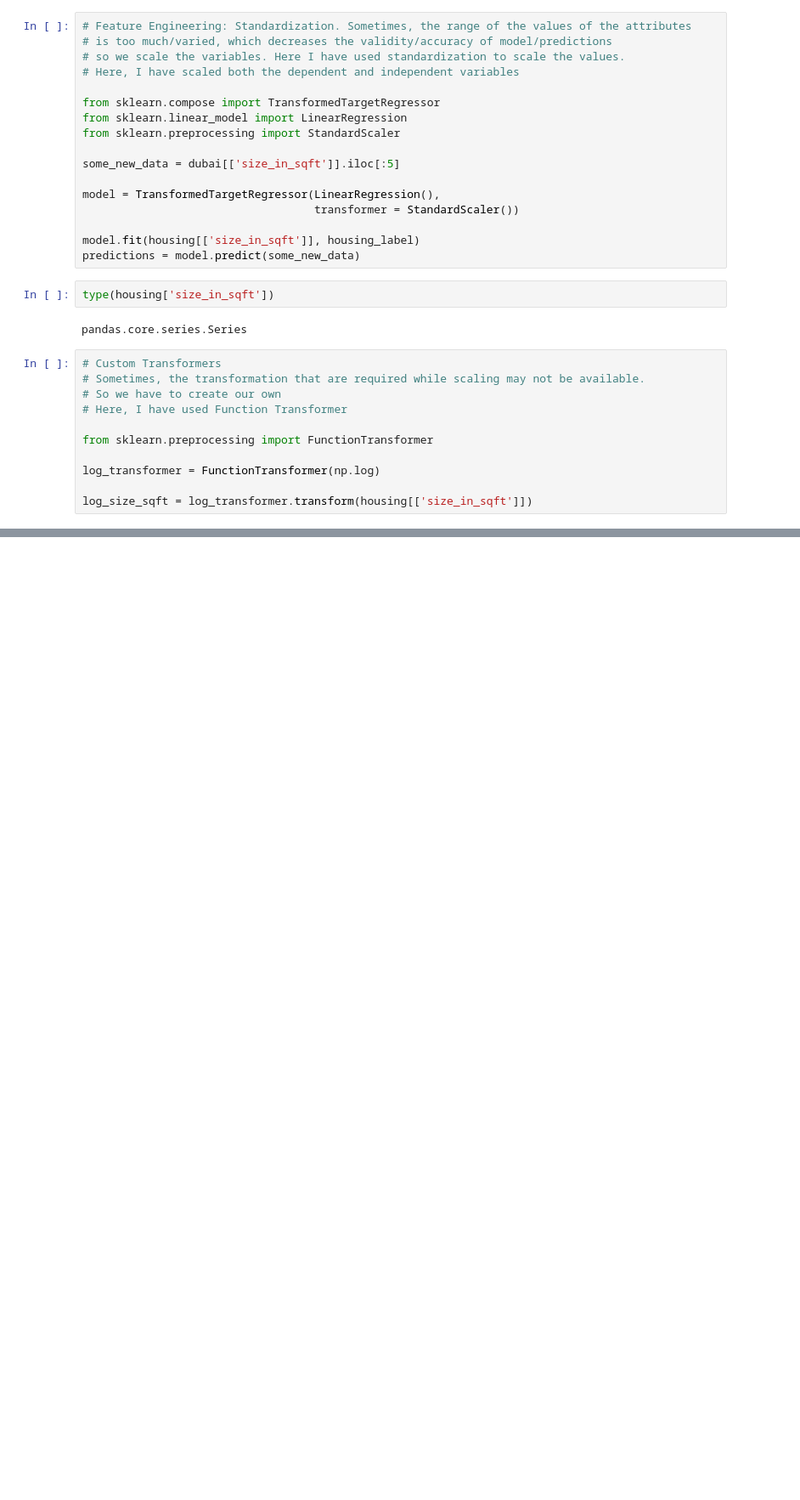
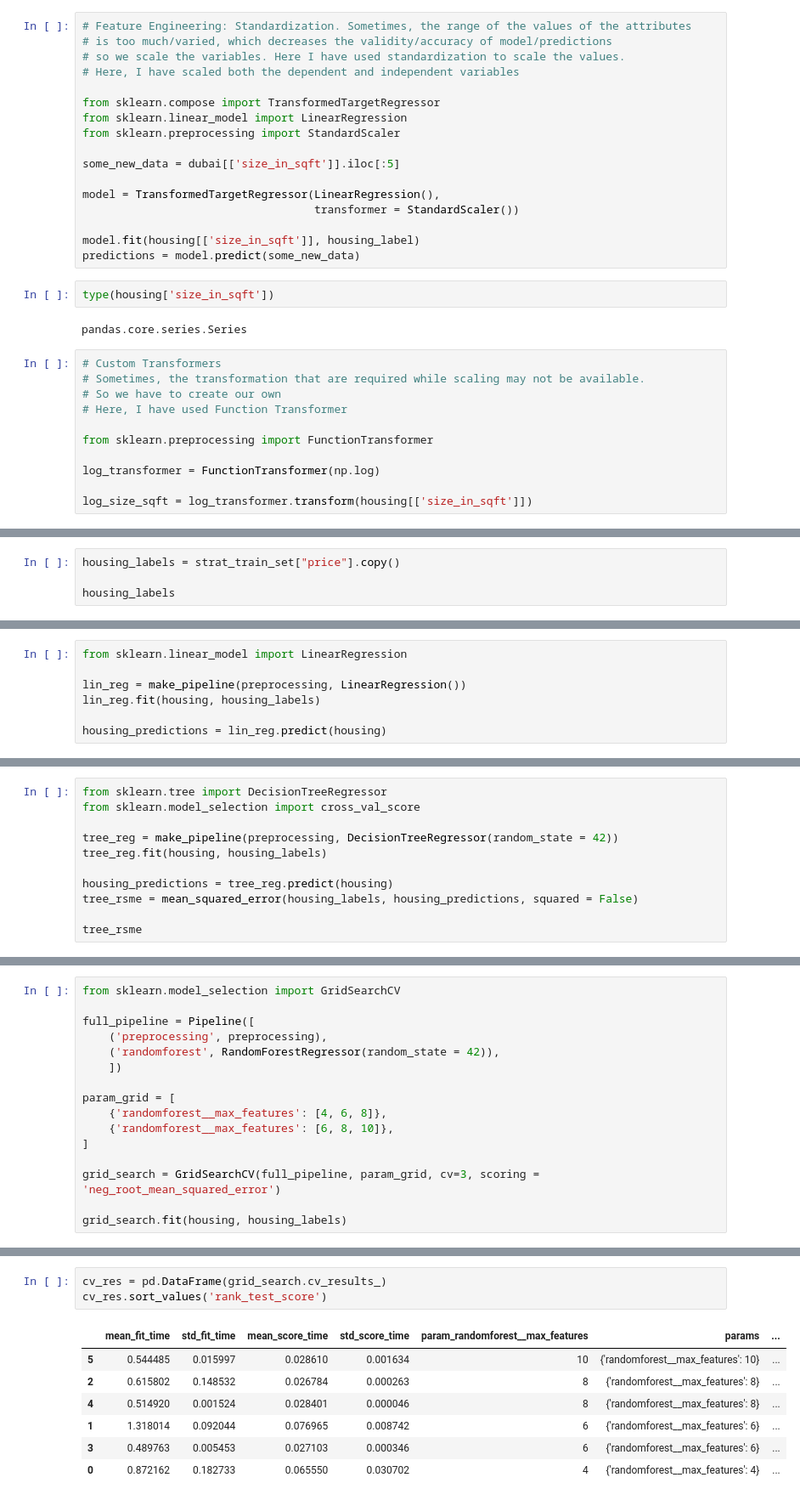
Before and after one commit to k9pranav/ML_learning_and_exp, a Jupyter notebook: Dubai_property.ipynb, the cells around one changed output, grey strips where cells are left out. Shown at 85% size. Drawn from its saved outputs; the diff is of its cells as text; blank space fills up the shorter version.

```diff
--- a/Dubai_property.ipynb
+++ b/Dubai_property.ipynb
@@ -237,0 +242,4 @@ AttributeError: ignored
+# %%
+housing_labels = strat_train_set["price"].copy()
+
+housing_labels
@@ -237,0 +260,7 @@ AttributeError: ignored
+# %%
+from sklearn.linear_model import LinearRegression
+
+lin_reg = make_pipeline(preprocessing, LinearRegression())
+lin_reg.fit(housing, housing_labels)
+
+housing_predictions = lin_reg.predict(housing)
@@ -237,0 +271,11 @@ AttributeError: ignored
+# %%
+from sklearn.tree import DecisionTreeRegressor
+from sklearn.model_selection import cross_val_score
+
+tree_reg = make_pipeline(preprocessing, DecisionTreeRegressor(random_state = 42))
+tree_reg.fit(housing, housing_labels)
+
+housing_predictions = tree_reg.predict(housing)
+tree_rsme = mean_squared_error(housing_labels, housing_predictions, squared = False)
+
+tree_rsme
@@ -237,0 +320,16 @@ AttributeError: ignored
+# %%
+from sklearn.model_selection import GridSearchCV
+
+full_pipeline = Pipeline([
+    ('preprocessing', preprocessing),
+    ('randomforest', RandomForestRegressor(random_state = 42)),
+    ])
+
+param_grid = [
+    {'randomforest__max_features': [4, 6, 8]},
+    {'randomforest__max_features': [6, 8, 10]},
+]
+
+grid_search = GridSearchCV(full_pipeline, param_grid, cv=3, scoring = 'neg_root_mean_squared_error')
+
+grid_search.fit(housing, housing_labels)
@@ -237,0 +354,11 @@ AttributeError: ignored
+# %%
+cv_res = pd.DataFrame(grid_search.cv_results_)
+cv_res.sort_values('rank_test_score')
+# %% [output]
+|  | mean_fit_time | std_fit_time | mean_score_time | std_score_time | param_randomforest__max_features | params | ... |
+| 5 | 0.544485 | 0.015997 | 0.028610 | 0.001634 | 10 | {'randomforest__max_features': 10} | ... |
+| 2 | 0.615802 | 0.148532 | 0.026784 | 0.000263 | 8 | {'randomforest__max_features': 8} | ... |
+| 4 | 0.514920 | 0.001524 | 0.028401 | 0.000046 | 8 | {'randomforest__max_features': 8} | ... |
+| 1 | 1.318014 | 0.092044 | 0.076965 | 0.008742 | 6 | {'randomforest__max_features': 6} | ... |
+| 3 | 0.489763 | 0.005453 | 0.027103 | 0.000346 | 6 | {'randomforest__max_features': 6} | ... |
+| 0 | 0.872162 | 0.182733 | 0.065550 | 0.030702 | 4 | {'randomforest__max_features': 4} | ... |
```
Also changed, not shown: parts of 26 cells of this notebook.
